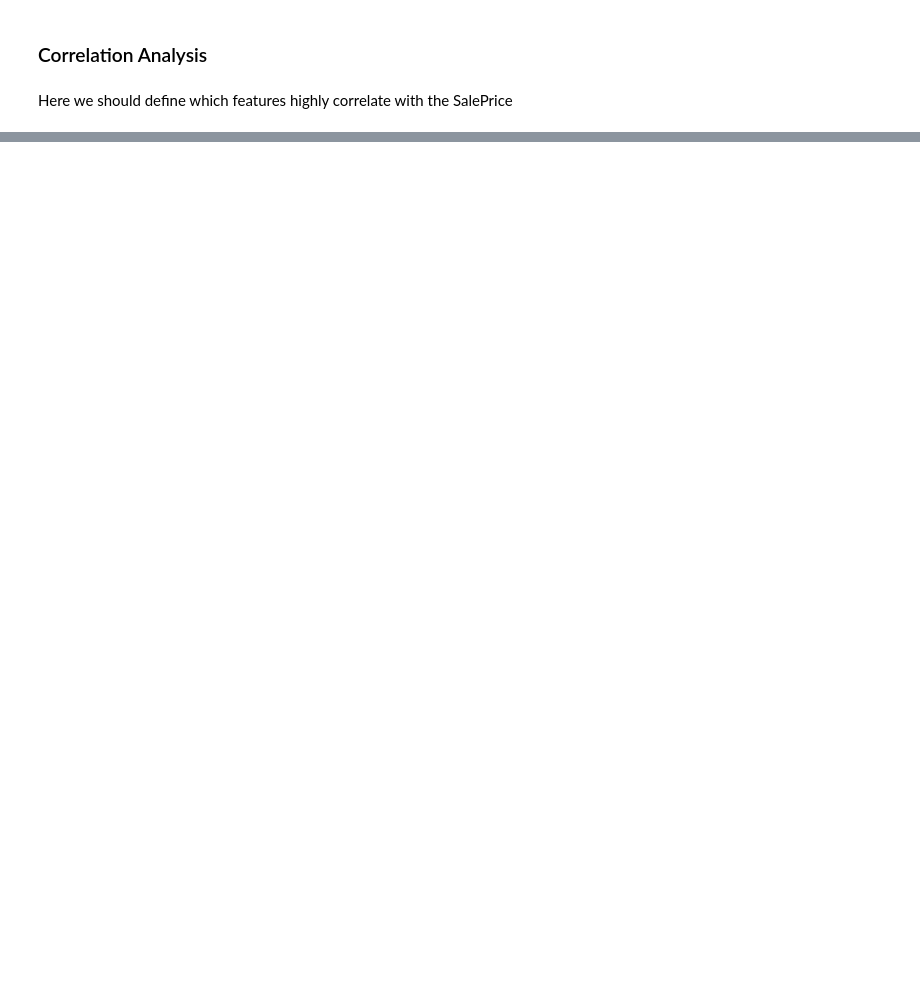
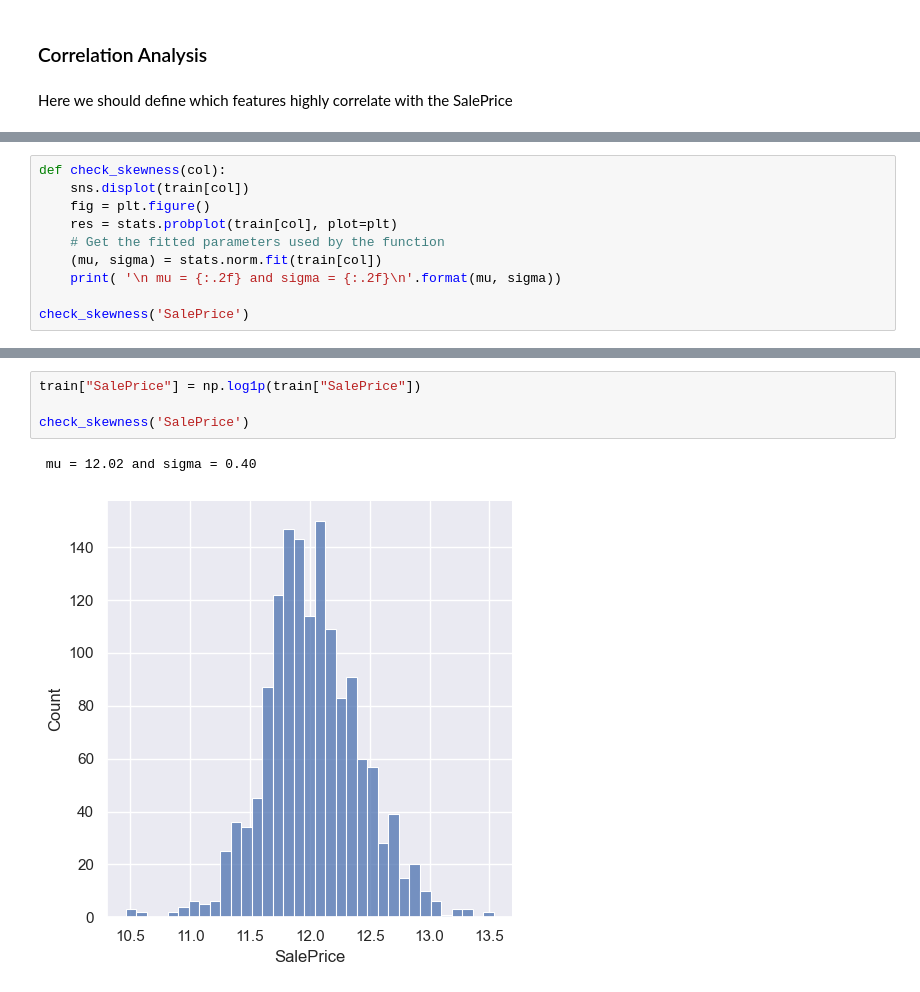
Before and after one commit to VolodymyrYakovenko/AccurateHome, a Jupyter notebook: AIModel/model_manipulate.ipynb, the cells around one changed output, grey strips where cells are left out. Cells and saved outputs as stored; diff of their text form; blank space fills up the shorter version.

```diff
--- a/AIModel/model_manipulate.ipynb
+++ b/AIModel/model_manipulate.ipynb
@@ -69,0 +89,10 @@ From this: OverallQual, GrivLivArea, Total
+# %%
+def check_skewness(col):
+    sns.displot(train[col])
+    fig = plt.figure()
+    res = stats.probplot(train[col], plot=plt)
+    # Get the fitted parameters used by the function
+    (mu, sigma) = stats.norm.fit(train[col])
+    print( '\n mu = {:.2f} and sigma = {:.2f}\n'.format(mu, sigma))
+
+check_skewness('SalePrice')
@@ -69,0 +103,7 @@ From this: OverallQual, GrivLivArea, Total
+# %%
+train["SalePrice"] = np.log1p(train["SalePrice"])
+
+check_skewness('SalePrice')
+# %% [output]
+ mu = 12.02 and sigma = 0.40
+[figure, added]
```
Also changed, not shown: parts of 33 cells of this notebook.
